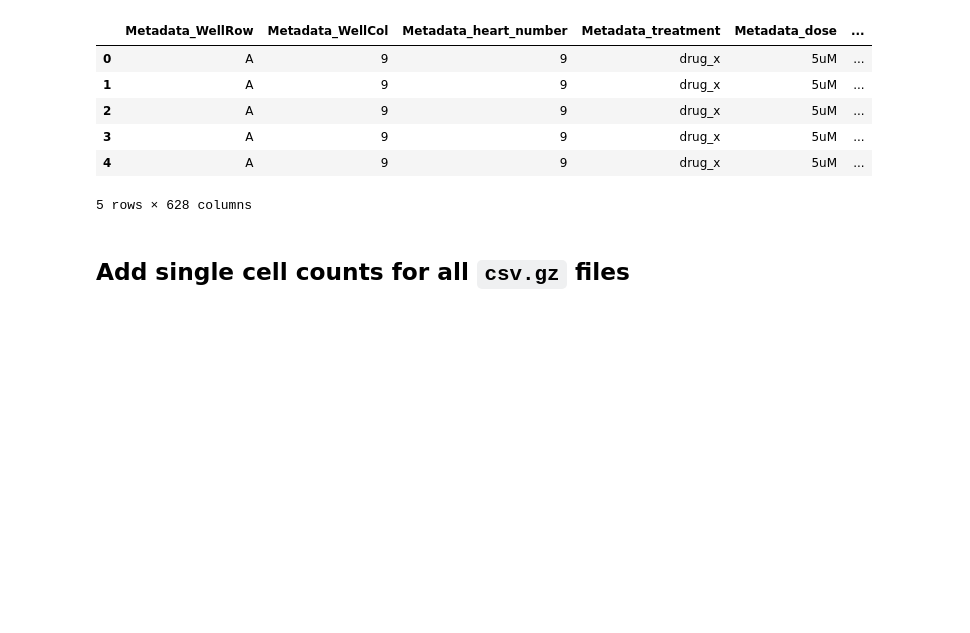
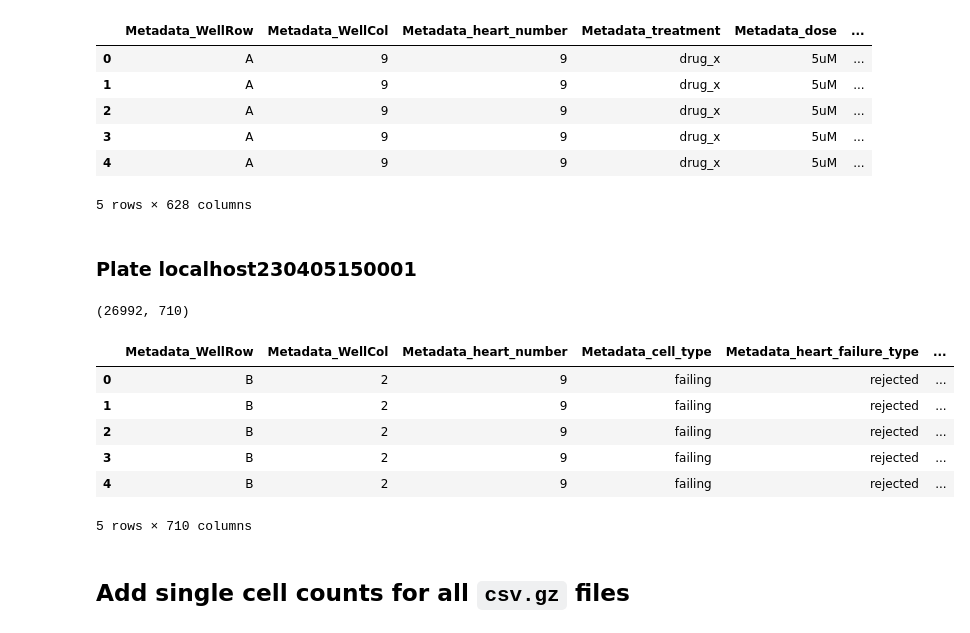
Before and after one commit to WayScience/cellpainting_predicts_cardiac_fibrosis, a Jupyter notebook: 3.process_cfret_features/extract_sc_features.ipynb, the cells around one changed output. Saved outputs shown, nothing was run; the diff lists cells and outputs as text; code cells hidden in the pictures; blank space fills up the shorter version.

```diff
--- a/3.process_cfret_features/extract_sc_features.ipynb
+++ b/3.process_cfret_features/extract_sc_features.ipynb
@@ -273,6 +360,33 @@ feature_select_norm_sc_df2.head()
 | 3 | A | 9 | 9 | drug_x | 5uM | ... |
 | 4 | A | 9 | 9 | drug_x | 5uM | ... |
 5 rows × 628 columns
+# %% [markdown]
+### Plate localhost230405150001
+# %%
+feature_select_ops = [
+    "variance_threshold",
+    "correlation_threshold",
+    "blocklist",
+]
+
+feature_select_norm_sc_df3 = feature_select(
+    normalize_sc_df3,
+    operation=feature_select_ops
+)
+
+output(feature_select_norm_sc_df3, sc_norm_fs_output_file3)
+
+print(feature_select_norm_sc_df3.shape)
+feature_select_norm_sc_df3.head()
+# %% [output]
+(26992, 710)
+|  | Metadata_WellRow | Metadata_WellCol | Metadata_heart_number | Metadata_cell_type | Metadata_heart_failure_type | ... |
+| 0 | B | 2 | 9 | failing | rejected | ... |
+| 1 | B | 2 | 9 | failing | rejected | ... |
+| 2 | B | 2 | 9 | failing | rejected | ... |
+| 3 | B | 2 | 9 | failing | rejected | ... |
+| 4 | B | 2 | 9 | failing | rejected | ... |
+5 rows × 710 columns
 # %% [markdown]
 ## Add single cell counts for all `csv.gz` files
 # %%
```
Also changed, not shown: parts of 12 cells of this notebook, 25 other files.
